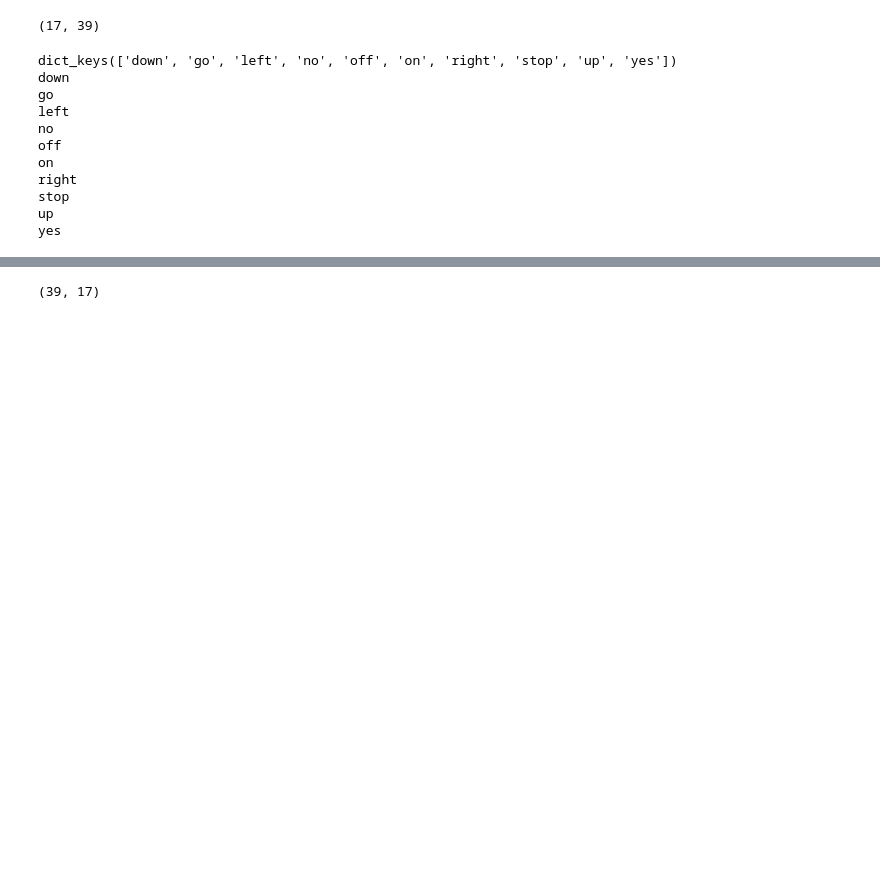
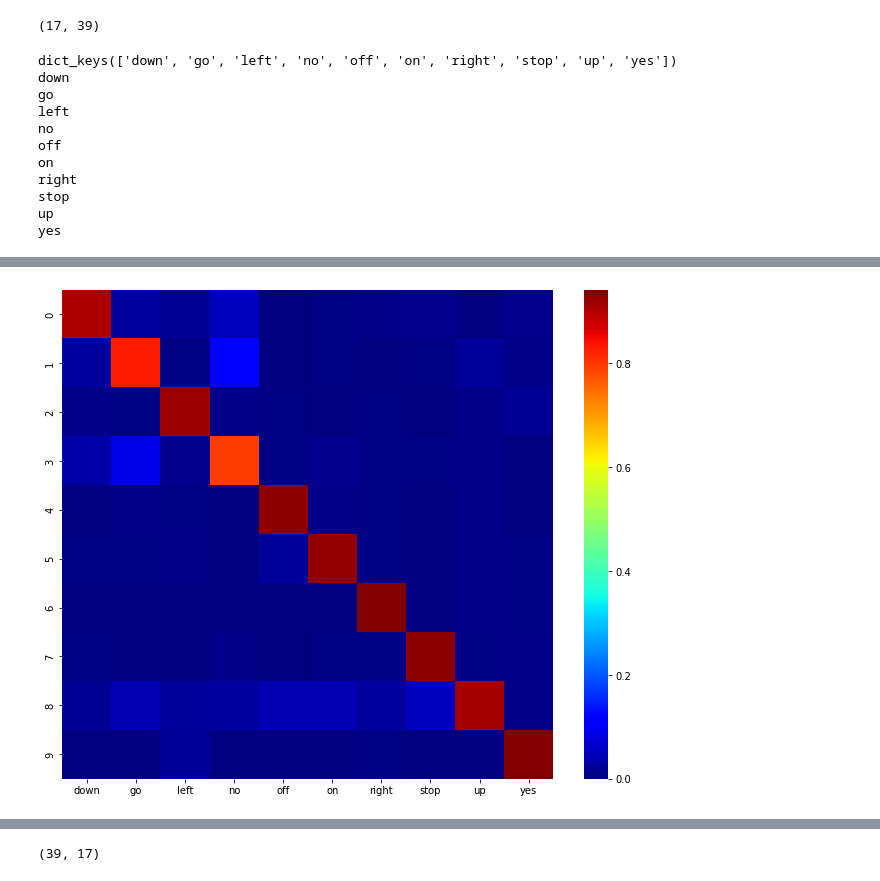
Before and after one commit to Rohit01-zoey/EE679, a Jupyter notebook: CompAssg3/Code.ipynb, the cells around one changed output, grey strips where cells are left out. Saved outputs shown, nothing was run; the diff lists cells and outputs as text; code cells hidden in the pictures; blank space fills up the shorter version.

```diff
--- a/CompAssg3/Code.ipynb
+++ b/CompAssg3/Code.ipynb
@@ -281,7 +282,7 @@ for label in trainingLabels:
     mfccArrForLabel = []
     for i in range(len(trainingDataPreProcessed[label])):
         #n_fft = 4096, win_length = int(0.02*sampleRate), hop_length= int(0.005*sampleRate) set this parameters later
-        mfccFeatures = feature.mfcc(y=trainingDataPreProcessed[label][i], sr=sampleRate, n_mfcc=13)
+        mfccFeatures = feature.mfcc(y=trainingDataPreProcessed[label][i], sr=sampleRate, n_mfcc=13, n_fft = 1000)
         delta1 = feature.delta(mfccFeatures, order=1, mode = 'nearest')
         delta2 = feature.delta(mfccFeatures, order=2, mode = 'nearest')
         mfccArrForLabel.append(np.r_[mfccFeatures, delta1, delta2])
@@ -426,0 +408,26 @@ trained_model["down"].score_samples(melCoefCleanTest["down"][0].T, np.array([mel
+# %%
+finalPredictedClean = {}
+for utt in melCoef.keys():
+    scores = []
+    for i in range(len(melCoefCleanTest[utt])):
+        logList = []
+        for word in melCoef.keys():
+            logList.append(trained_model[word].score(melCoefCleanTest[utt][i].T))
+        scores.append(list(melCoef.keys())[logList.index(max(logList))])
+    finalPredictedClean[utt] = scores
+# %%
+finalAccuraciesClean = {}
+for utt in melCoef.keys():
+    accPred = []
+    for word in melCoef.keys():
+        acc = 0
+        for i in finalPredictedClean[utt]:
+            if i==word:
+                acc+=1
+        accPred.append(acc/len(melCoefCleanTest[utt]))
+    finalAccuraciesClean[utt] = accPred
+# %%
+import pandas as pd
+
+df = pd.DataFrame.from_dict(finalAccuraciesClean)
+df
@@ -426,0 +446,7 @@ trained_model["down"].score_samples(melCoefCleanTest["down"][0].T, np.array([mel
+# %%
+import seaborn as sns
+fig, ax = plt.subplots(figsize=(11, 9))
+sns.heatmap(df, cmap = 'jet')
+plt.show()
+# %% [output]
+[figure, added]
```
Also changed, not shown: parts of 9 cells of this notebook.
